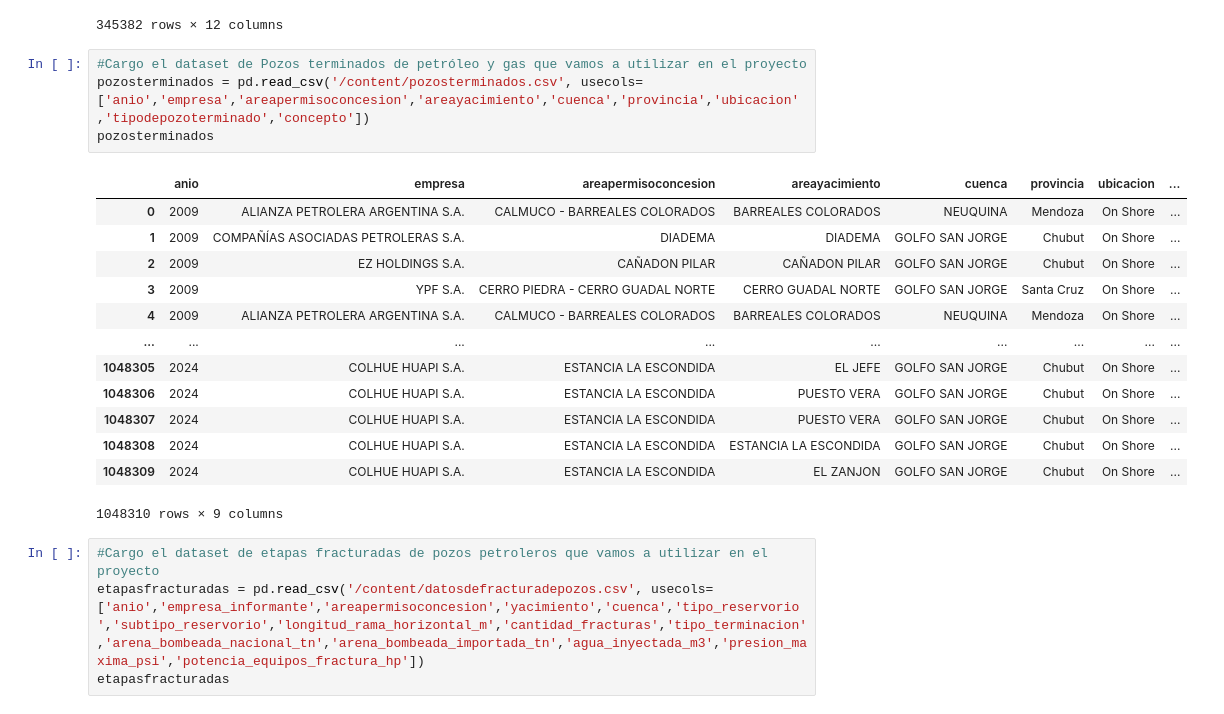
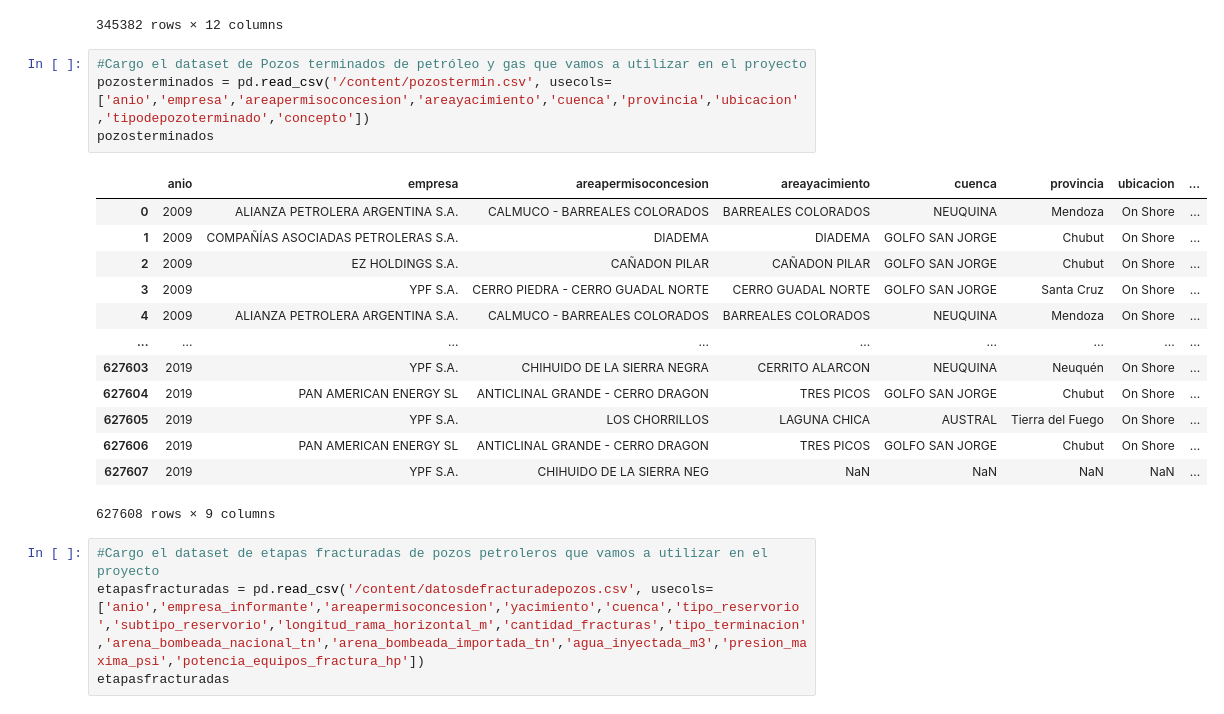
Before and after one commit to antonellafontanetto/DataScience-Entregas, a Jupyter notebook: Proyecto_YPF_4x4_AntoV2.ipynb, the cells around one changed output. Cells and saved outputs as stored; diff of their text form.

```diff
--- a/Proyecto_YPF_4x4_AntoV2.ipynb
+++ b/Proyecto_YPF_4x4_AntoV2.ipynb
@@ -42,22 +42,22 @@ produccion
 345382 rows × 12 columns
 # %%
 #Cargo el dataset de Pozos terminados de petróleo y gas que vamos a utilizar en el proyecto
-pozosterminados = pd.read_csv('/content/pozosterminados.csv', usecols=['anio','empresa','areapermisoconcesion','areayacimiento','cuenca','provincia','ubicacion','tipodepozoterminado','concepto'])
+pozosterminados = pd.read_csv('/content/pozostermin.csv', usecols=['anio','empresa','areapermisoconcesion','areayacimiento','cuenca','provincia','ubicacion','tipodepozoterminado','concepto'])
 pozosterminados
 # %% [output]
 |  | anio | empresa | areapermisoconcesion | areayacimiento | cuenca | provincia | ubicacion | ... |
 | 0 | 2009 | ALIANZA PETROLERA ARGENTINA S.A. | CALMUCO - BARREALES COLORADOS | BARREALES COLORADOS | NEUQUINA | Mendoza | On Shore | ... |
 | 1 | 2009 | COMPAÑÍAS ASOCIADAS PETROLERAS S.A. | DIADEMA | DIADEMA | GOLFO SAN JORGE | Chubut | On Shore | ... |
 | 2 | 2009 | EZ HOLDINGS S.A. | CAÑADON PILAR | CAÑADON PILAR | GOLFO SAN JORGE | Chubut | On Shore | ... |
 | 3 | 2009 | YPF S.A. | CERRO PIEDRA - CERRO GUADAL NORTE | CERRO GUADAL NORTE | GOLFO SAN JORGE | Santa Cruz | On Shore | ... |
 | 4 | 2009 | ALIANZA PETROLERA ARGENTINA S.A. | CALMUCO - BARREALES COLORADOS | BARREALES COLORADOS | NEUQUINA | Mendoza | On Shore | ... |
 | ... | ... | ... | ... | ... | ... | ... | ... | ... |
-| 1048305 | 2024 | COLHUE HUAPI S.A. | ESTANCIA LA ESCONDIDA | EL JEFE | GOLFO SAN JORGE | Chubut | On Shore | ... |
-| 1048306 | 2024 | COLHUE HUAPI S.A. | ESTANCIA LA ESCONDIDA | PUESTO VERA | GOLFO SAN JORGE | Chubut | On Shore | ... |
-| 1048307 | 2024 | COLHUE HUAPI S.A. | ESTANCIA LA ESCONDIDA | PUESTO VERA | GOLFO SAN JORGE | Chubut | On Shore | ... |
-| 1048308 | 2024 | COLHUE HUAPI S.A. | ESTANCIA LA ESCONDIDA | ESTANCIA LA ESCONDIDA | GOLFO SAN JORGE | Chubut | On Shore | ... |
-| 1048309 | 2024 | COLHUE HUAPI S.A. | ESTANCIA LA ESCONDIDA | EL ZANJON | GOLFO SAN JORGE | Chubut | On Shore | ... |
+| 627603 | 2019 | YPF S.A. | CHIHUIDO DE LA SIERRA NEGRA | CERRITO ALARCON | NEUQUINA | Neuquén | On Shore | ... |
+| 627604 | 2019 | PAN AMERICAN ENERGY SL | ANTICLINAL GRANDE - CERRO DRAGON | TRES PICOS | GOLFO SAN JORGE | Chubut | On Shore | ... |
+| 627605 | 2019 | YPF S.A. | LOS CHORRILLOS | LAGUNA CHICA | AUSTRAL | Tierra del Fuego | On Shore | ... |
+| 627606 | 2019 | PAN AMERICAN ENERGY SL | ANTICLINAL GRANDE - CERRO DRAGON | TRES PICOS | GOLFO SAN JORGE | Chubut | On Shore | ... |
+| 627607 | 2019 | YPF S.A. | CHIHUIDO DE LA SIERRA NEG | NaN | NaN | NaN | NaN | ... |
-1048310 rows × 9 columns
+627608 rows × 9 columns
 # %%
 #Cargo el dataset de etapas fracturadas de pozos petroleros que vamos a utilizar en el proyecto
 etapasfracturadas = pd.read_csv('/content/datosdefracturadepozos.csv', usecols=['anio','empresa_informante','areapermisoconcesion','yacimiento','cuenca','tipo_reservorio','subtipo_reservorio','longitud_rama_horizontal_m','cantidad_fracturas','tipo_terminacion','arena_bombeada_nacional_tn','arena_bombeada_importada_tn','agua_inyectada_m3','presion_maxima_psi','potencia_equipos_fractura_hp'])
```
Also changed, not shown: parts of 26 cells of this notebook.
